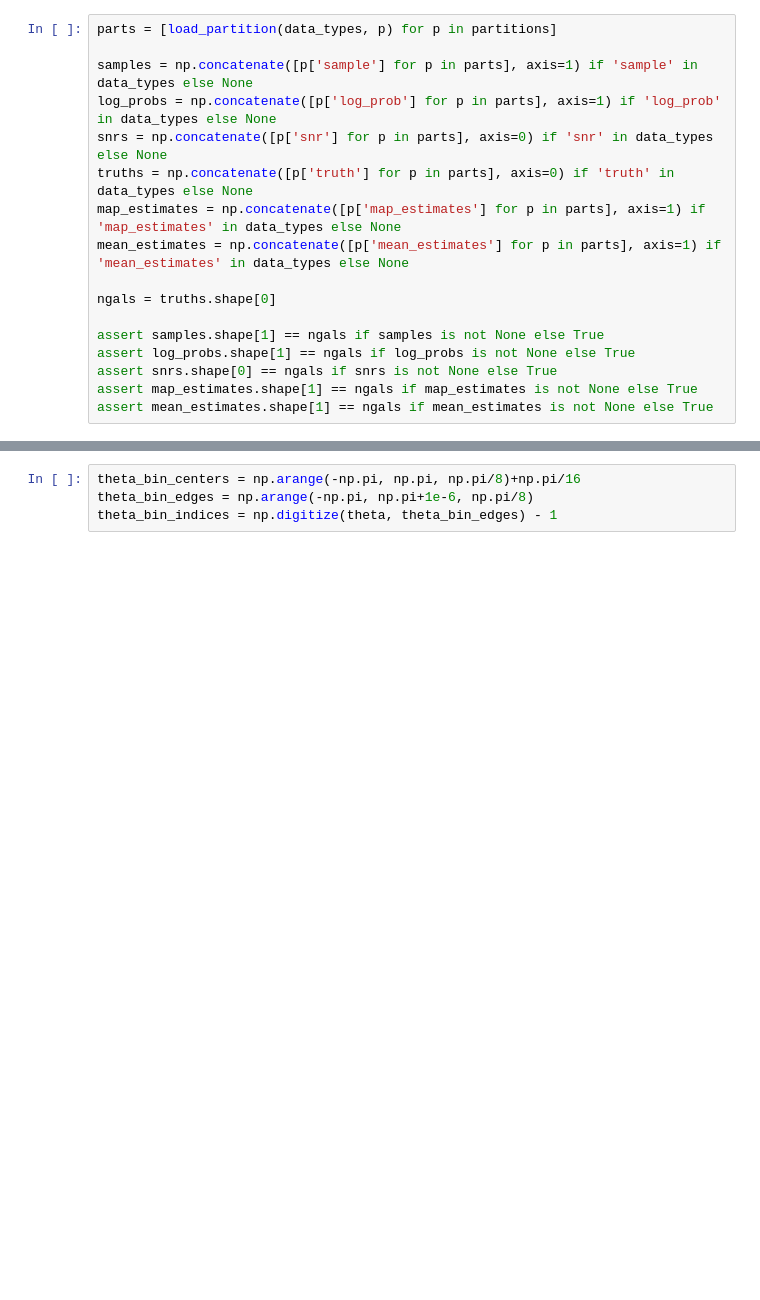
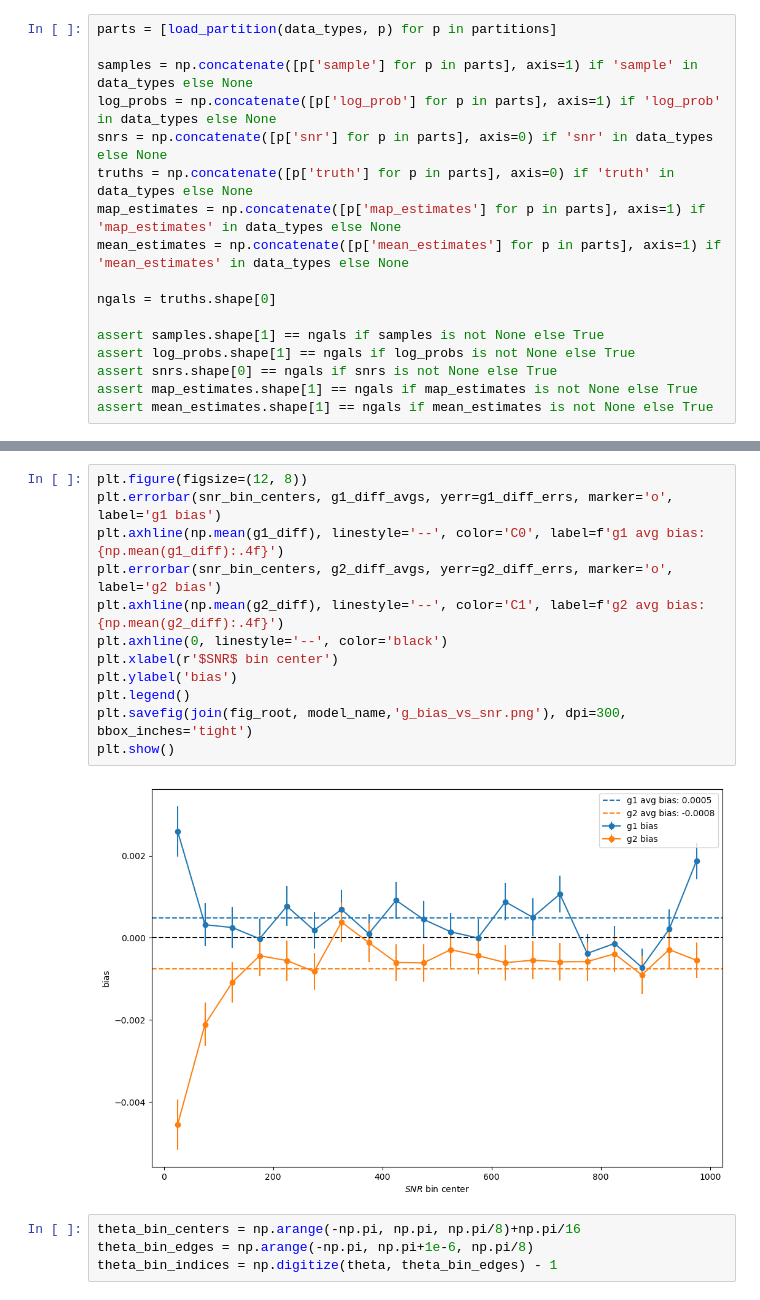
Before and after one commit to KinematicLensing/kl-nn, a Jupyter notebook: arch/diagnostics/sample_diagnostics.ipynb, the cells around one changed output, grey strips where cells are left out. Cells and saved outputs as stored; diff of their text form; blank space fills up the shorter version.

```diff
--- a/arch/diagnostics/sample_diagnostics.ipynb
+++ b/arch/diagnostics/sample_diagnostics.ipynb
@@ -146,3 +140,17 @@ plt.show()
+# %%
+plt.figure(figsize=(12, 8))
+plt.errorbar(snr_bin_centers, g1_diff_avgs, yerr=g1_diff_errs, marker='o', label='g1 bias')
+plt.axhline(np.mean(g1_diff), linestyle='--', color='C0', label=f'g1 avg bias: {np.mean(g1_diff):.4f}')
+plt.errorbar(snr_bin_centers, g2_diff_avgs, yerr=g2_diff_errs, marker='o', label='g2 bias')
+plt.axhline(np.mean(g2_diff), linestyle='--', color='C1', label=f'g2 avg bias: {np.mean(g2_diff):.4f}')
+plt.axhline(0, linestyle='--', color='black')
+plt.xlabel(r'$SNR$ bin center')
+plt.ylabel('bias')
+plt.legend()
+plt.savefig(join(fig_root, model_name,'g_bias_vs_snr.png'), dpi=300, bbox_inches='tight')
+plt.show()
+# %% [output]
+[figure, added]
 # %%
 theta_bin_centers = np.arange(-np.pi, np.pi, np.pi/8)+np.pi/16
 theta_bin_edges = np.arange(-np.pi, np.pi+1e-6, np.pi/8)
```
Also changed, not shown: parts of 20 cells of this notebook, 24 other files.
